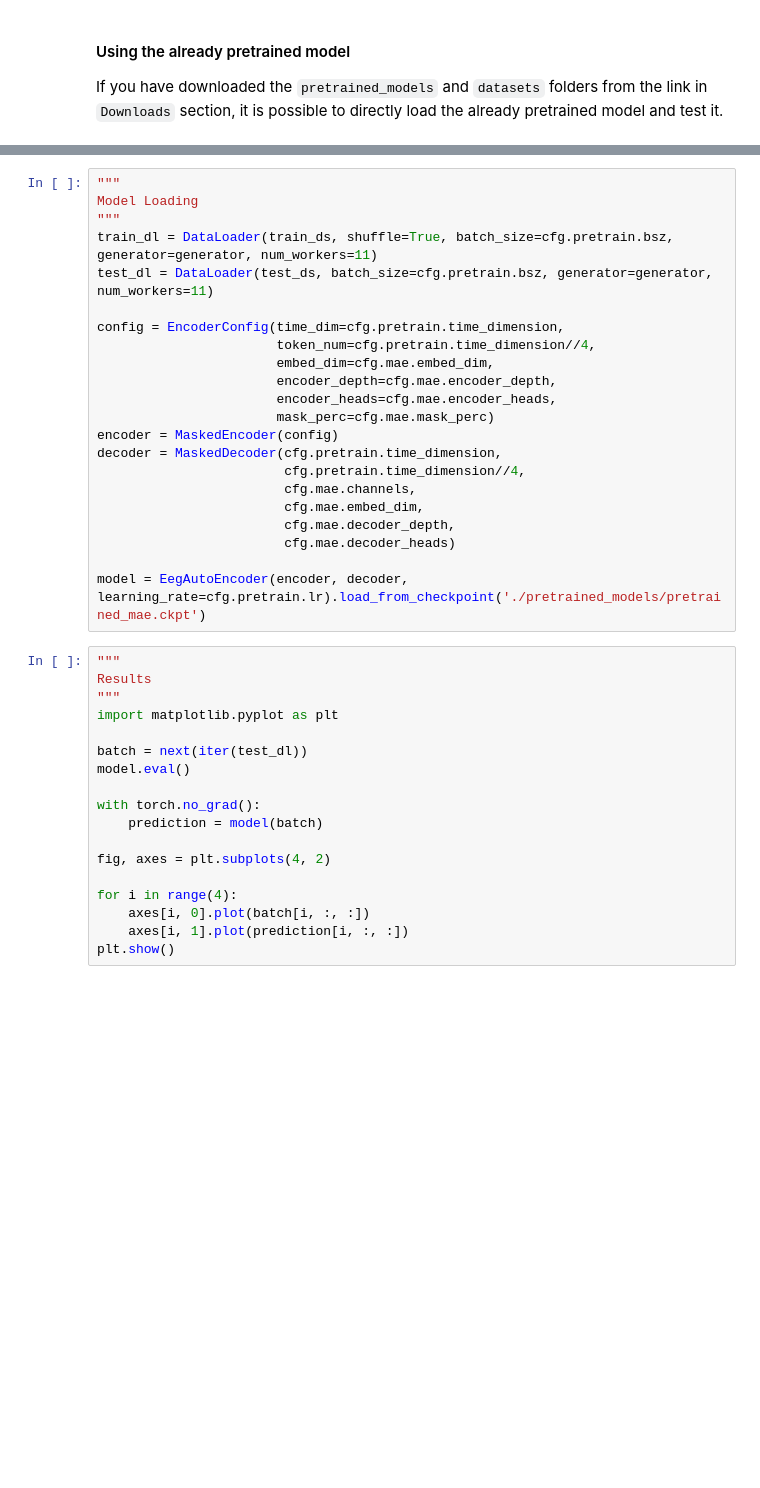
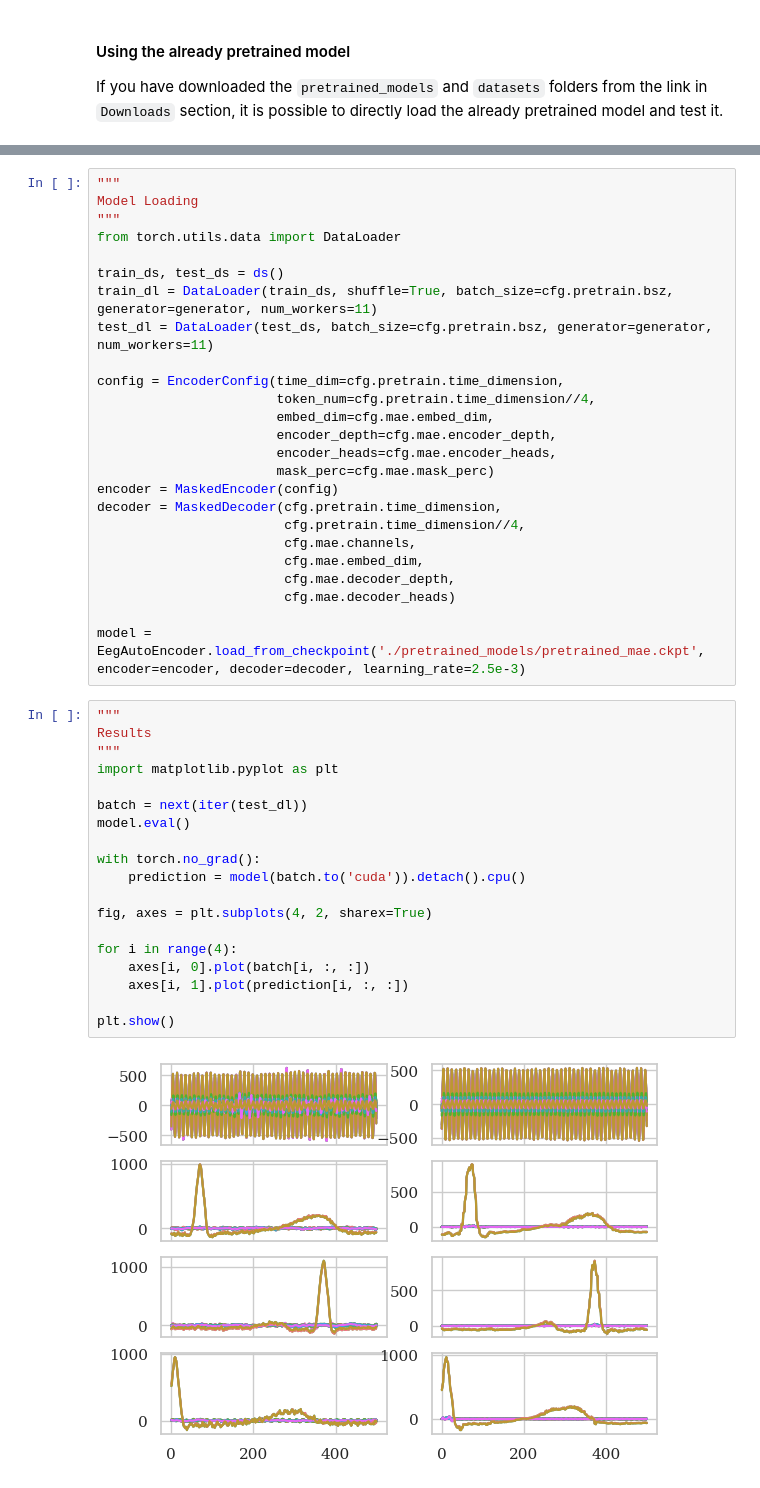
Before and after one commit to dan-crdll/nn_project_dreamdiffusion, a Jupyter notebook: solution_description.ipynb, the cells around one changed output, grey strips where cells are left out. Saved outputs shown, nothing was run; the diff lists cells and outputs as text; blank space fills up the shorter version.

Commit message:
bug fixing pretraining

```diff
--- a/solution_description.ipynb
+++ b/solution_description.ipynb
@@ -120,6 +122,9 @@ Seed set to 0
 """
 Model Loading
 """
+from torch.utils.data import DataLoader
+
+train_ds, test_ds = ds()
 train_dl = DataLoader(train_ds, shuffle=True, batch_size=cfg.pretrain.bsz, generator=generator, num_workers=11)
 test_dl = DataLoader(test_ds, batch_size=cfg.pretrain.bsz, generator=generator, num_workers=11)
 
@@ -137,22 +142,25 @@ decoder = MaskedDecoder(cfg.pretrain.time_dimension,
                         cfg.mae.decoder_depth,
                         cfg.mae.decoder_heads)
 
-model = EegAutoEncoder(encoder, decoder, learning_rate=cfg.pretrain.lr).load_from_checkpoint('./pretrained_models/pretrained_mae.ckpt')
+model = EegAutoEncoder.load_from_checkpoint('./pretrained_models/pretrained_mae.ckpt', encoder=encoder, decoder=decoder, learning_rate=2.5e-3)
 # %%
 """
 Results
 """
 import matplotlib.pyplot as plt
 
 batch = next(iter(test_dl))
 model.eval()
 
 with torch.no_grad():
-    prediction = model(batch)
+    prediction = model(batch.to('cuda')).detach().cpu()
 
-fig, axes = plt.subplots(4, 2)
+fig, axes = plt.subplots(4, 2, sharex=True)
 
 for i in range(4):
     axes[i, 0].plot(batch[i, :, :])
     axes[i, 1].plot(prediction[i, :, :])
+
 plt.show()
+# %% [output]
+[figure, added]
```
Also changed, not shown: parts of 2 cells of this notebook, 5 other files.
